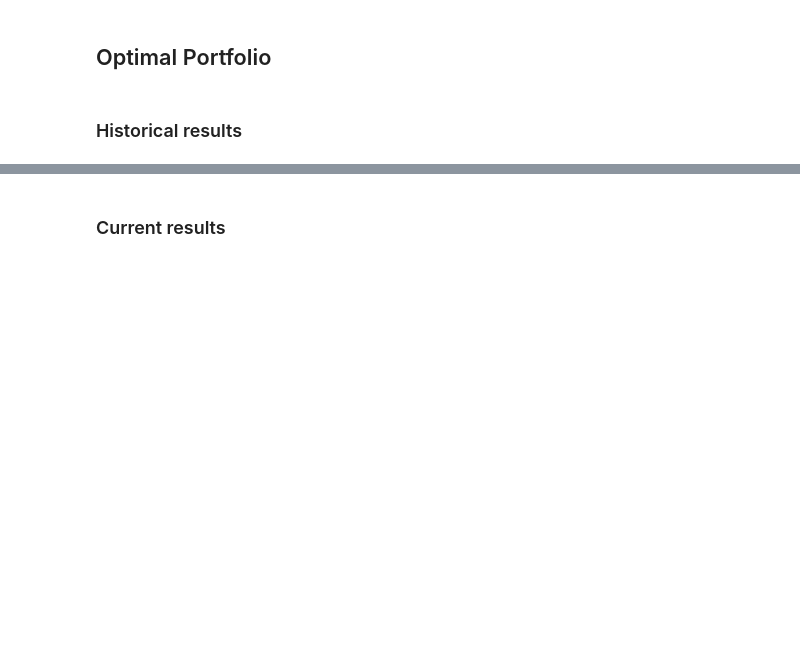
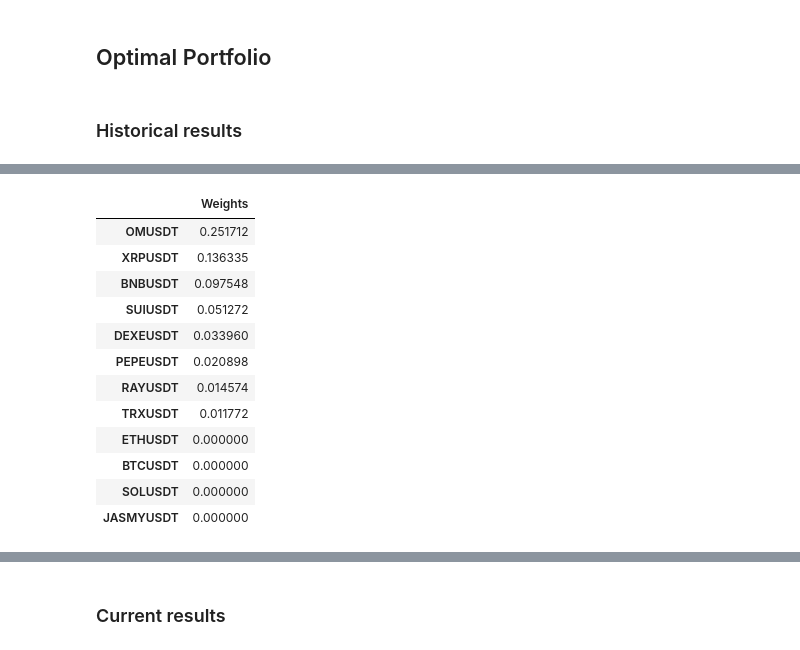
Before and after one commit to niroojane/Risk-Management, a Jupyter notebook: Prod.ipynb, the cells around one changed output, grey strips where cells are left out. Saved outputs shown, nothing was run; the diff lists cells and outputs as text; code cells hidden in the pictures; blank space fills up the shorter version.

```diff
--- a/Prod.ipynb
+++ b/Prod.ipynb
@@ -389,0 +413,16 @@ inventory
+# %%
+frontier_analysis.inventory(frontier_opt_weights).round(6)
+# %% [output]
+|  | Weights |
+| OMUSDT | 0.251712 |
+| XRPUSDT | 0.136335 |
+| BNBUSDT | 0.097548 |
+| SUIUSDT | 0.051272 |
+| DEXEUSDT | 0.033960 |
+| PEPEUSDT | 0.020898 |
+| RAYUSDT | 0.014574 |
+| TRXUSDT | 0.011772 |
+| ETHUSDT | 0.000000 |
+| BTCUSDT | 0.000000 |
+| SOLUSDT | 0.000000 |
+| JASMYUSDT | 0.000000 |
```
Also changed, not shown: parts of 74 cells of this notebook, 3 other files.
